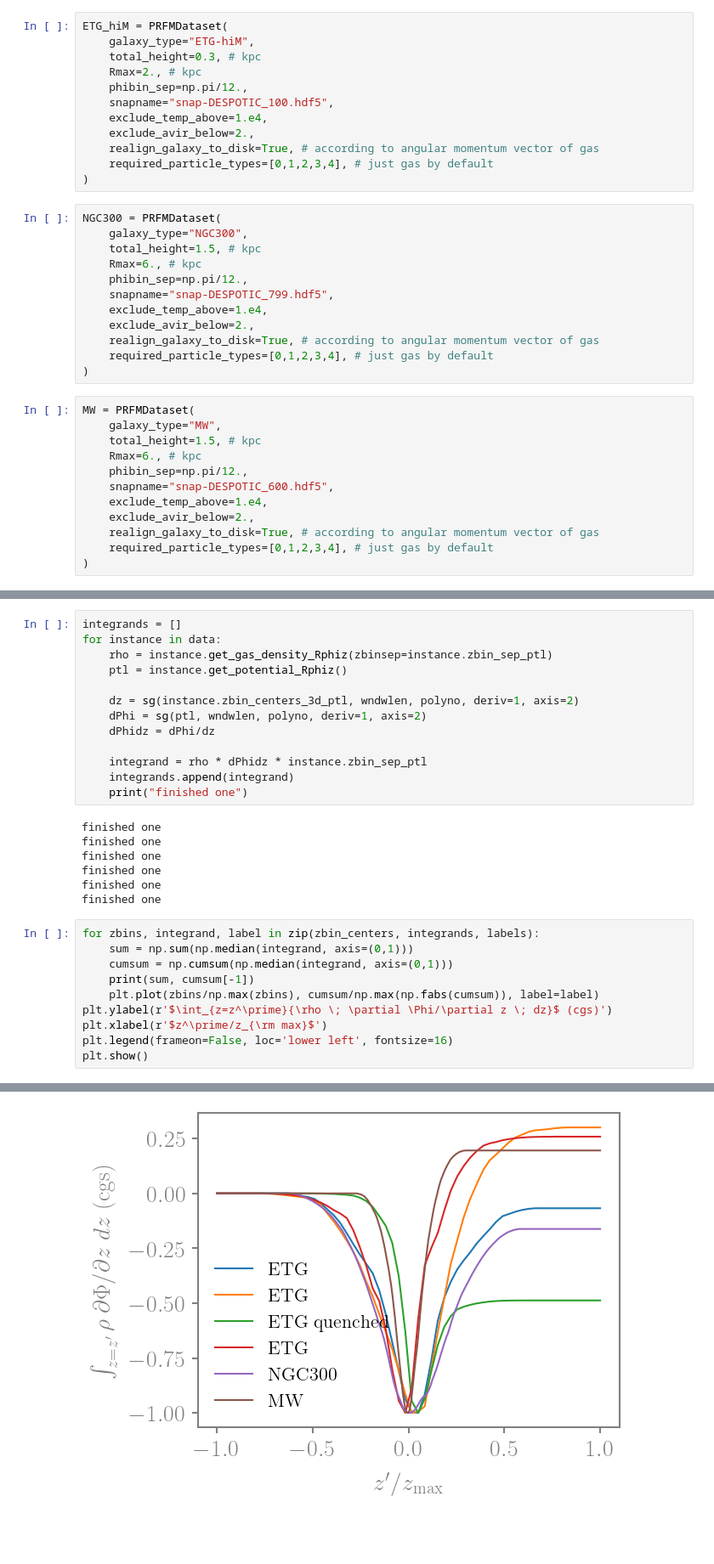
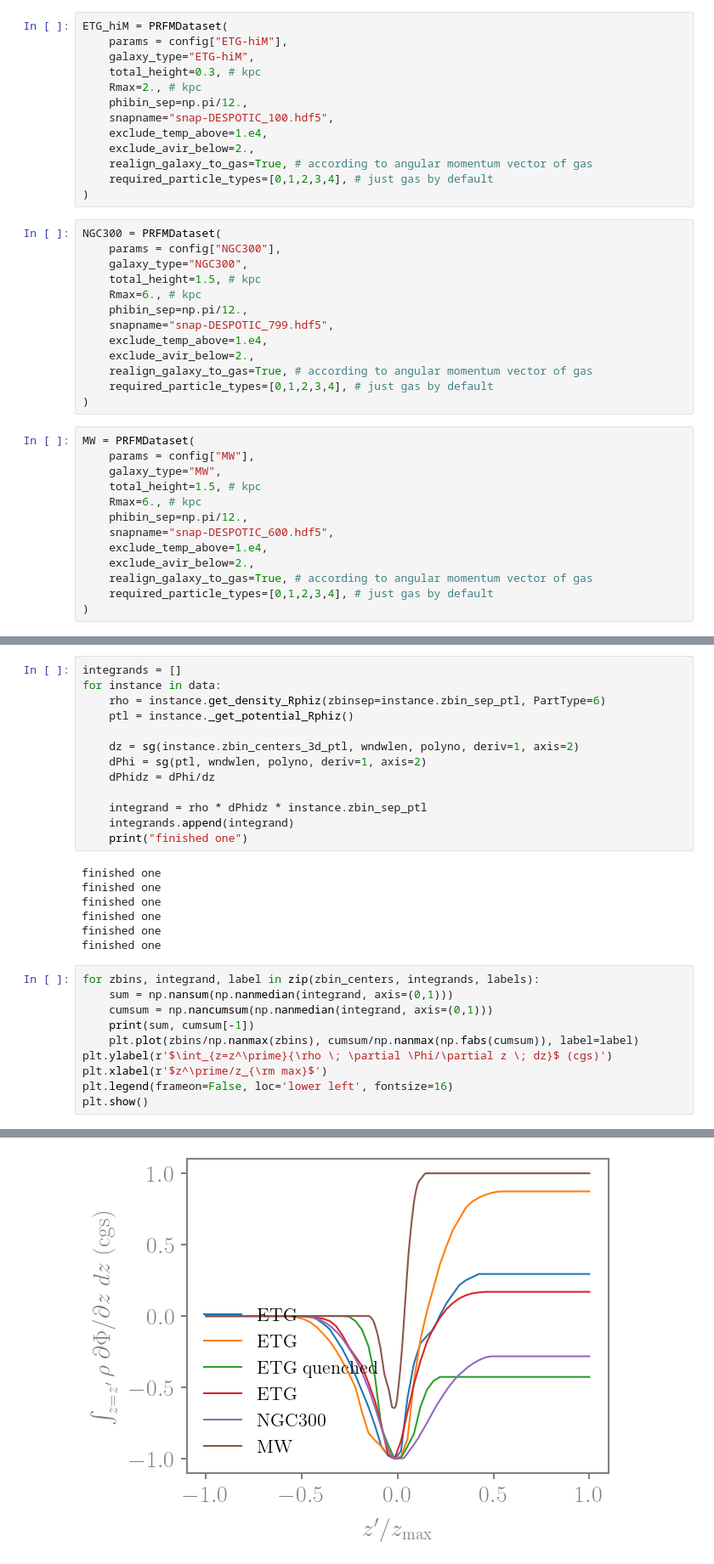
Before and after one commit to sjeffreson/GalactISM-analysis-PRFM, a Jupyter notebook: Check_weight-z-dstbn.ipynb, the cells around one changed output, grey strips where cells are left out. Shown at 85% size. Cells and saved outputs as stored; diff of their text form; blank space fills up the shorter version.

```diff
--- a/Check_weight-z-dstbn.ipynb
+++ b/Check_weight-z-dstbn.ipynb
@@ -57,6 +64,7 @@ ETG_medM = PRFMDataset(
 )
 # %%
 ETG_hiM = PRFMDataset(
+    params = config["ETG-hiM"],
     galaxy_type="ETG-hiM",
     total_height=0.3, # kpc
     Rmax=2., # kpc
@@ -64,11 +72,12 @@ ETG_hiM = PRFMDataset(
     snapname="snap-DESPOTIC_100.hdf5",
     exclude_temp_above=1.e4,
     exclude_avir_below=2.,
-    realign_galaxy_to_disk=True, # according to angular momentum vector of gas
+    realign_galaxy_to_gas=True, # according to angular momentum vector of gas
     required_particle_types=[0,1,2,3,4], # just gas by default
 )
 # %%
 NGC300 = PRFMDataset(
+    params = config["NGC300"],
     galaxy_type="NGC300",
     total_height=1.5, # kpc
     Rmax=6., # kpc
@@ -76,11 +85,12 @@ NGC300 = PRFMDataset(
     snapname="snap-DESPOTIC_799.hdf5",
     exclude_temp_above=1.e4,
     exclude_avir_below=2.,
-    realign_galaxy_to_disk=True, # according to angular momentum vector of gas
+    realign_galaxy_to_gas=True, # according to angular momentum vector of gas
     required_particle_types=[0,1,2,3,4], # just gas by default
 )
 # %%
 MW = PRFMDataset(
+    params = config["MW"],
     galaxy_type="MW",
     total_height=1.5, # kpc
     Rmax=6., # kpc
@@ -88,7 +98,7 @@ MW = PRFMDataset(
     snapname="snap-DESPOTIC_600.hdf5",
     exclude_temp_above=1.e4,
     exclude_avir_below=2.,
-    realign_galaxy_to_disk=True, # according to angular momentum vector of gas
+    realign_galaxy_to_gas=True, # according to angular momentum vector of gas
     required_particle_types=[0,1,2,3,4], # just gas by default
 )
 # %% [markdown]
@@ -104,8 +114,8 @@ labels = ['ETG', 'ETG', 'ETG quenched', 'ETG', 'NGC300', 'MW']
 # %%
 integrands = []
 for instance in data:
-    rho = instance.get_gas_density_Rphiz(zbinsep=instance.zbin_sep_ptl)
-    ptl = instance.get_potential_Rphiz()
+    rho = instance.get_density_Rphiz(zbinsep=instance.zbin_sep_ptl, PartType=6)
+    ptl = instance._get_potential_Rphiz()
 
     dz = sg(instance.zbin_centers_3d_ptl, wndwlen, polyno, deriv=1, axis=2)
     dPhi = sg(ptl, wndwlen, polyno, deriv=1, axis=2)
@@ -123,10 +133,10 @@ finished one
 finished one
 # %%
 for zbins, integrand, label in zip(zbin_centers, integrands, labels):
-    sum = np.sum(np.median(integrand, axis=(0,1)))
-    cumsum = np.cumsum(np.median(integrand, axis=(0,1)))
+    sum = np.nansum(np.nanmedian(integrand, axis=(0,1)))
+    cumsum = np.nancumsum(np.nanmedian(integrand, axis=(0,1)))
     print(sum, cumsum[-1])
-    plt.plot(zbins/np.max(zbins), cumsum/np.max(np.fabs(cumsum)), label=label)
+    plt.plot(zbins/np.nanmax(zbins), cumsum/np.nanmax(np.fabs(cumsum)), label=label)
 plt.ylabel(r'$\int_{z=z^\prime}{\rho \; \partial \Phi/\partial z \; dz}$ (cgs)')
 plt.xlabel(r'$z^\prime/z_{\rm max}$')
 plt.legend(frameon=False, loc='lower left', fontsize=16)
@@ -141 +151 @@ plt.show()
-[figure, old version]
+[figure, new version]
```
Also changed, not shown: parts of 10 cells of this notebook, 5 other files.
